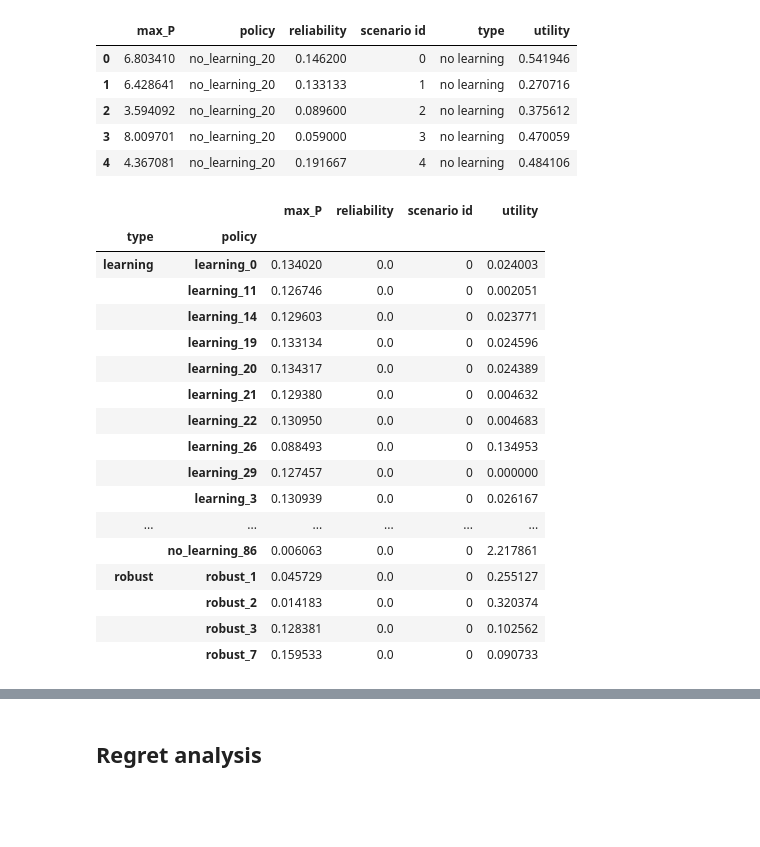
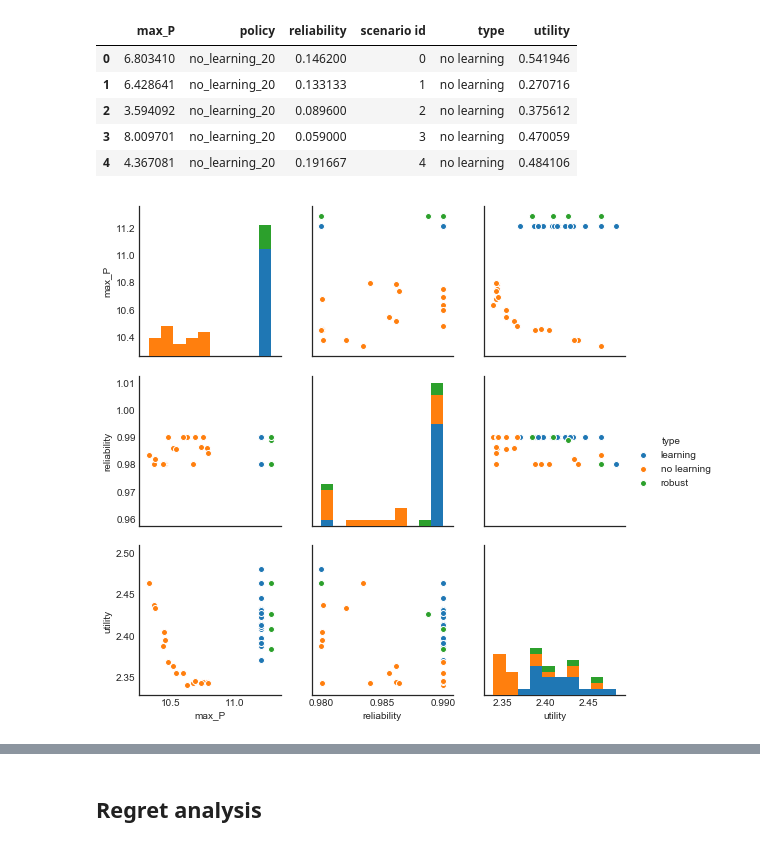
Before and after one commit to quaquel/resilience17, a Jupyter notebook: comparison.ipynb, the cells around one changed output, grey strips where cells are left out. Drawn from its saved outputs; the diff is of its cells as text; code cells hidden in the pictures; blank space fills up the shorter version.

```diff
--- a/comparison.ipynb
+++ b/comparison.ipynb
@@ -1096,31 +1096,17 @@ outcomes_df.head()
 | 4 | 4.367081 | no_learning_20 | 0.191667 | 4 | no learning | 0.484106 |
 # %%
 def func(x):
-    result = x.groupby('policy').min(numeric_only=True)
+    result = x.min(numeric_only=True)
     return result
 
 regret = outcomes_df.copy()
 regret['max_P'] = regret['max_P'] - regret['max_P'].min()
 regret['utility'] = regret['utility'].max() -  regret['utility']
 regret['reliability'] = regret['reliability'].max() - regret['reliability']
 
-regret.groupby('type').apply(func)
+x = regret.groupby('policy').apply(pd.Series.max,)
+
+sns.pairplot(x, vars=['max_P', 'reliability', 'utility'], hue='type')
+plt.show()
 # %% [output]
-|  |  | max_P | reliability | scenario id | utility |
-| type | policy |  |  |  |  |
-| learning | learning_0 | 0.134020 | 0.0 | 0 | 0.024003 |
-|  | learning_11 | 0.126746 | 0.0 | 0 | 0.002051 |
-|  | learning_14 | 0.129603 | 0.0 | 0 | 0.023771 |
-|  | learning_19 | 0.133134 | 0.0 | 0 | 0.024596 |
-|  | learning_20 | 0.134317 | 0.0 | 0 | 0.024389 |
-|  | learning_21 | 0.129380 | 0.0 | 0 | 0.004632 |
-|  | learning_22 | 0.130950 | 0.0 | 0 | 0.004683 |
-|  | learning_26 | 0.088493 | 0.0 | 0 | 0.134953 |
-|  | learning_29 | 0.127457 | 0.0 | 0 | 0.000000 |
-|  | learning_3 | 0.130939 | 0.0 | 0 | 0.026167 |
-| ... | ... | ... | ... | ... | ... |
-|  | no_learning_86 | 0.006063 | 0.0 | 0 | 2.217861 |
-| robust | robust_1 | 0.045729 | 0.0 | 0 | 0.255127 |
-|  | robust_2 | 0.014183 | 0.0 | 0 | 0.320374 |
-|  | robust_3 | 0.128381 | 0.0 | 0 | 0.102562 |
-|  | robust_7 | 0.159533 | 0.0 | 0 | 0.090733 |
+[figure, added]
```
Also changed, not shown: parts of 1 cell of this notebook, 1 other file.
